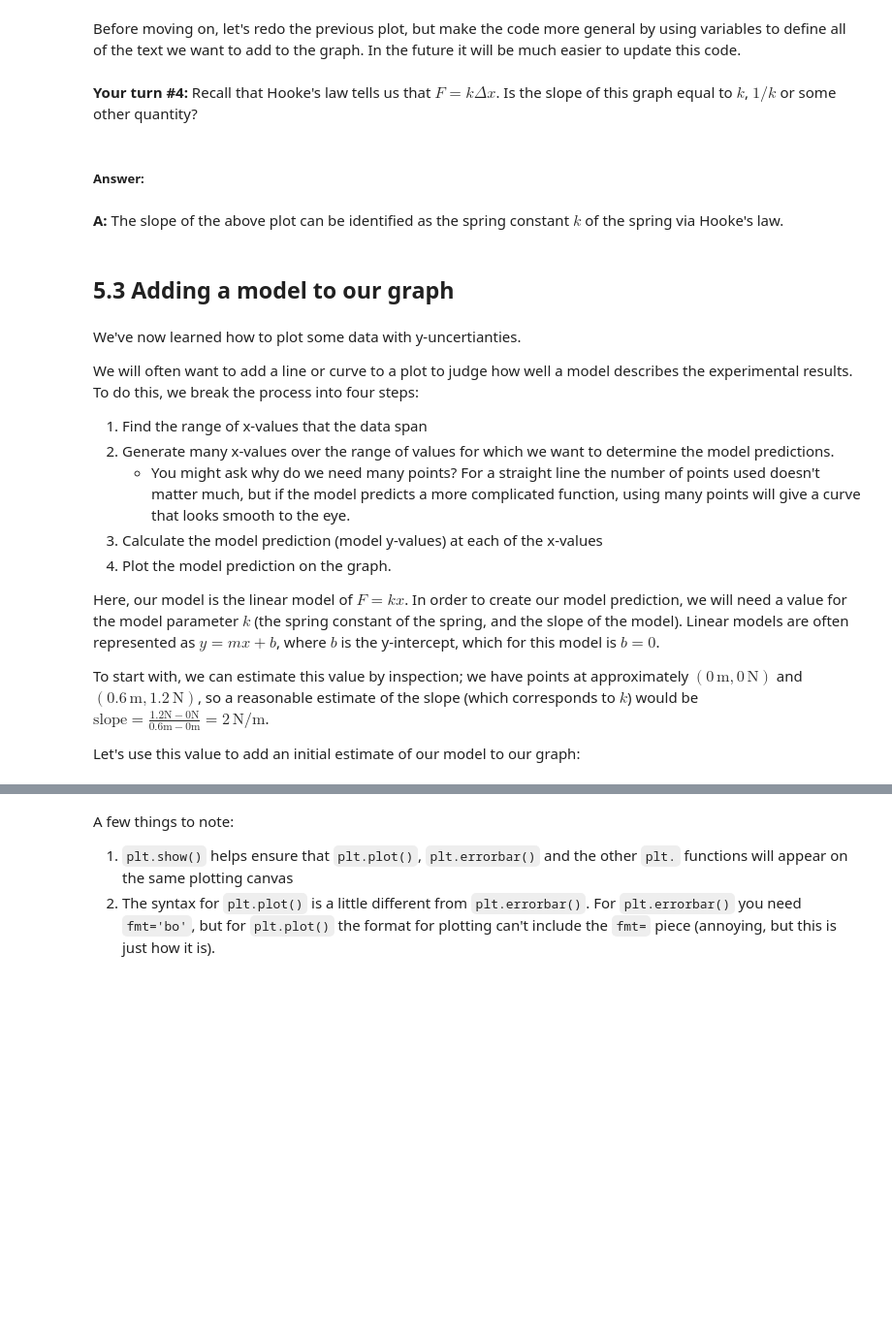
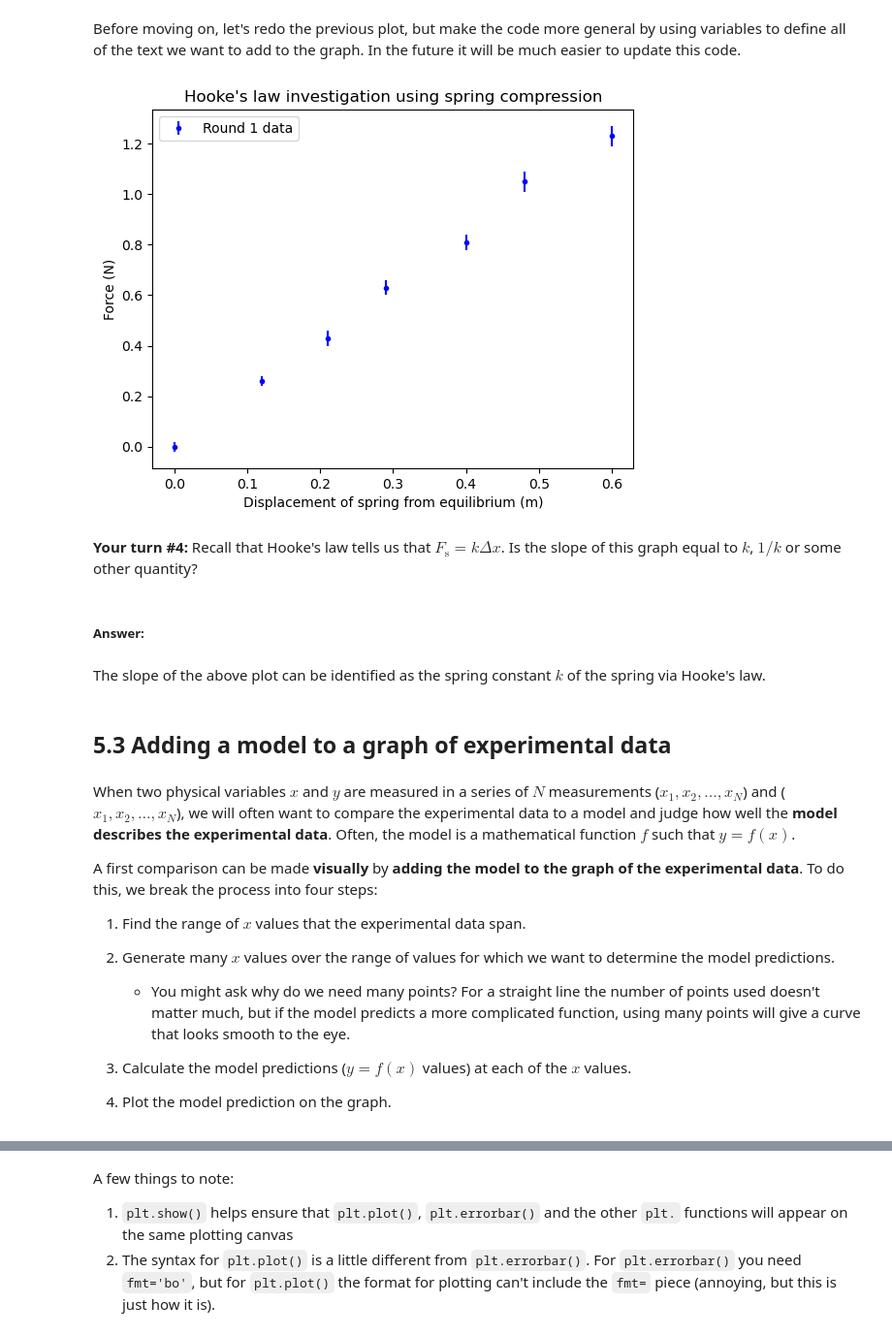
Before and after one commit to phys119/p119_24w2, a Jupyter notebook: Lab05/Prelab05.ipynb, the cells around one changed output, grey strips where cells are left out. Shown at 97% size. Cells and saved outputs as stored; diff of their text form; code cells hidden in the pictures; blank space fills up the shorter version.

```diff
--- a/Lab05/Prelab05.ipynb
+++ b/Lab05/Prelab05.ipynb
@@ -128,40 +157,43 @@ Note that the plot will automatically give axis tick marks (the specific numbers
 # %% [markdown]
 Before moving on, let's redo the previous plot, but make the code more general by using variables to define all of the text we want to add to the graph. In the future it will be much easier to update this code.
 # %%
-# Define variables for our labels and titles
+# Define variables for the labels and title of the graph.
 data_label = "Round 1 data"
 graph_title = "Hooke's law investigation using spring compression"
 x_label = "Displacement of spring from equilibrium (m)"
 y_label = "Force (N)"
 
-# Produce the graph
+# Make the graph.
 plt.figure()
-plt.errorbar(xdata, ydata, dydata, fmt="bo", markersize=3, label=data_label)
+plt.errorbar(
+    x=delta_xVec, y=f_sVec, yerr=del_f_sVec,
+    fmt='bo', markersize=3, label=data_label
+    )
 plt.title(graph_title)
 plt.xlabel(x_label)
 plt.ylabel(y_label)
 plt.legend()
 plt.show()
+# %% [output]
+[figure, added]
 # %% [markdown]
-**Your turn #4:** Recall that Hooke's law tells us that $F = k \Delta x$. Is the slope of this graph equal to $k$, $1/k$ or some other quantity?
+**Your turn #4:** Recall that Hooke's law tells us that $F_\mathrm{s} = k \Delta x$. Is the slope of this graph equal to $k$, $1/k$ or some other quantity?
 # %% [markdown]
-##### **Answer:**
+##### Answer:
 # %% [markdown]
-**A:** The slope of the above plot can be identified as the spring constant $k$ of the spring via Hooke's law.
+The slope of the above plot can be identified as the spring constant $k$ of the spring via Hooke's law.
 # %% [markdown]
-## 5.3 Adding a model to our graph
+## 5.3 Adding a model to a graph of experimental data
 # %% [markdown]
-We've now learned how to plot some data with y-uncertianties.
+When two physical variables $x$ and $y$ are measured in a series of $N$ measurements ($x_1, x_2, \ldots, x_N$) and  ($x_1, x_2, \ldots, x_N$), we will often want to compare the experimental data to a model and judge how well the **model describes the experimental data**. Often, the model is a mathematical function $f$ such that $y = f(x)$.
 
-We will often want to add a line or curve to a plot to judge how well a model describes the experimental results. To do this, we break the process into four steps:
-1. Find the range of x-values that the data span
-2. Generate many x-values over the range of values for which we want to determine the model predictions.
+A first comparison can be made **visually** by **adding the model to the graph of the experimental data**. To do this, we break the process into four steps:
+
+1. Find the range of $x$ values that the experimental data span.
+
+2. Generate many $x$ values over the range of values for which we want to determine the model predictions.
    * You might ask why do we need many points? For a straight line the number of points used doesn't matter much, but if the model predicts a more complicated function, using many points will give a curve that looks smooth to the eye.
-4. Calculate the model prediction (model y-values) at each of the x-values
+
+4. Calculate the model predictions ($y = f(x)$ values) at each of the $x$ values.
+
 5. Plot the model prediction on the graph.
-
-Here, our model is the linear model of $F = kx$. In order to create our model prediction, we will need a value for the model parameter $k$ (the spring constant of the spring, and the slope of the model). Linear models are often represented as $y=mx+b$, where $b$ is the y-intercept, which for this model is $b=0$.
-
-To start with, we can estimate this value by inspection; we have points at approximately $(0\,\text{m}, 0\,\text{N})$ and $(0.6\,\text{m}, 1.2\,\text{N})$, so a reasonable estimate of the slope (which corresponds to $k$) would be $\text{slope} = \frac{1.2 \text{N} - 0 \text{N}}{0.6 \text{m} - 0 \text{m}} = 2\,\text{N/m}$.
-
-Let's use this value to add an initial estimate of our model to our graph:
```
Also changed, not shown: parts of 28 cells of this notebook.
